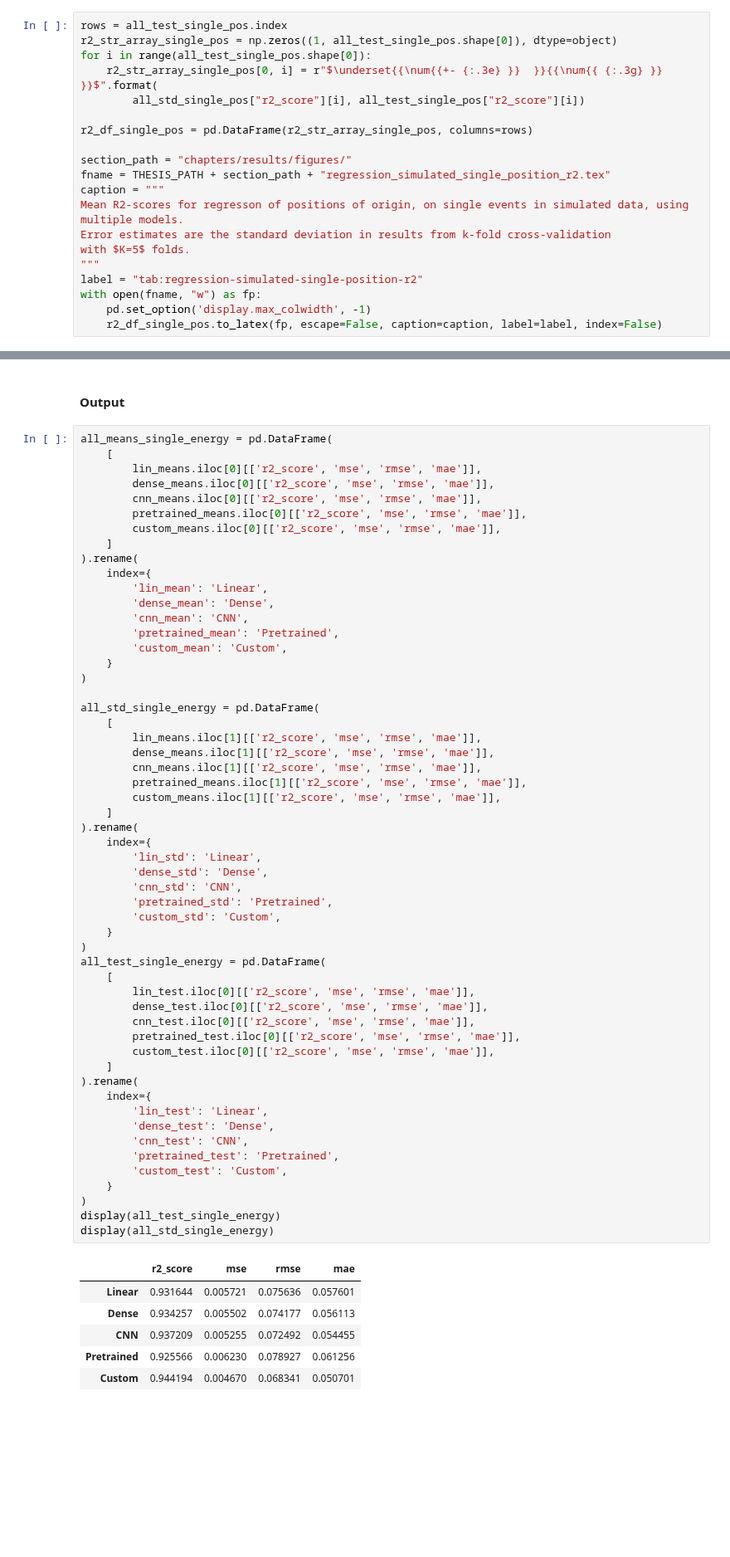
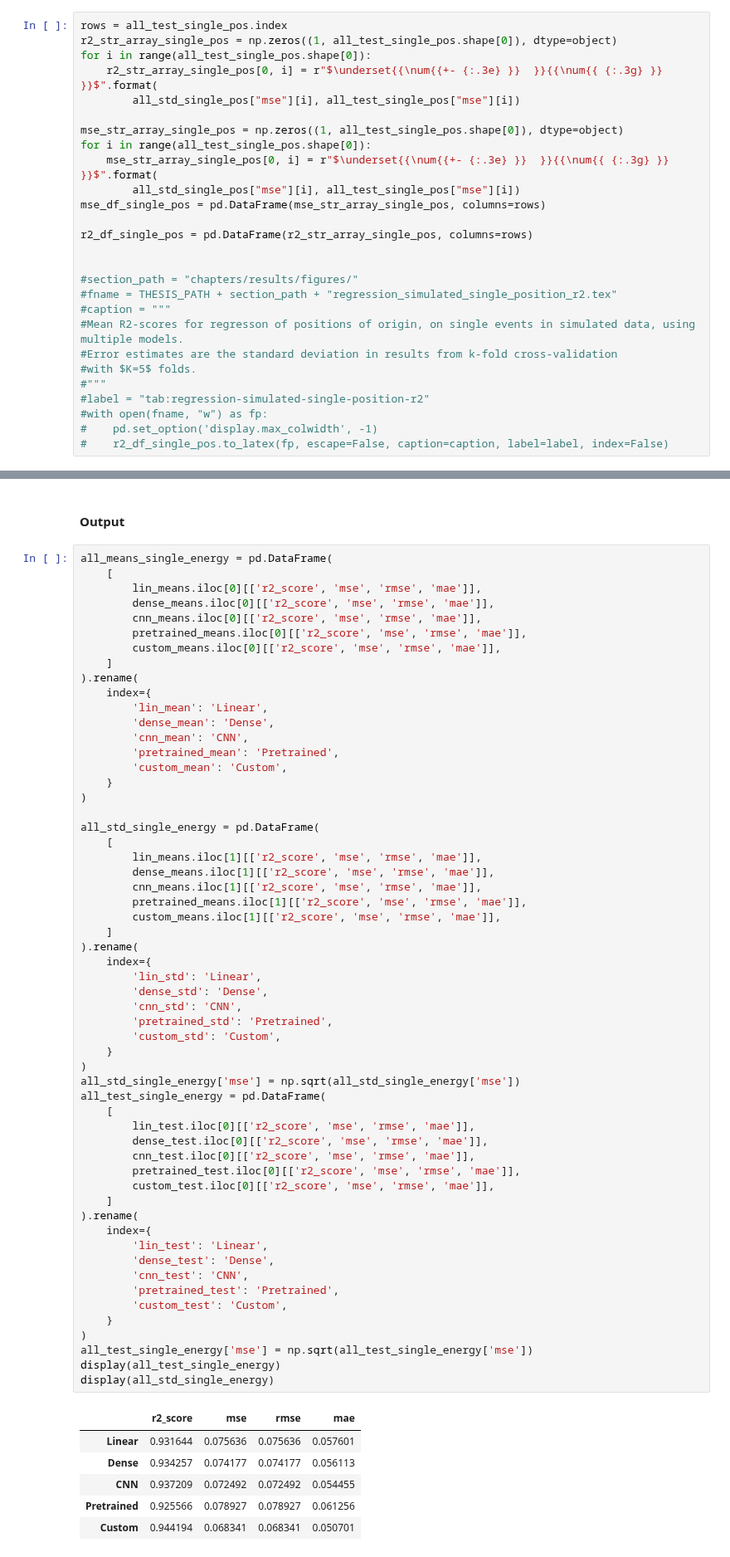
Before and after one commit to geirtul/master_analysis, a Jupyter notebook: notebooks/results/regression_simulated.ipynb, the cells around one changed output, grey strips where cells are left out. Shown at 83% size. Drawn from its saved outputs; the diff is of its cells as text; blank space fills up the shorter version.

```diff
--- a/notebooks/results/regression_simulated.ipynb
+++ b/notebooks/results/regression_simulated.ipynb
@@ -314,21 +318,28 @@ rows = all_test_single_pos.index
 r2_str_array_single_pos = np.zeros((1, all_test_single_pos.shape[0]), dtype=object)
 for i in range(all_test_single_pos.shape[0]):
     r2_str_array_single_pos[0, i] = r"$\underset{{\num{{+- {:.3e} }}  }}{{\num{{ {:.3g} }} }}$".format(
-        all_std_single_pos["r2_score"][i], all_test_single_pos["r2_score"][i])
+        all_std_single_pos["mse"][i], all_test_single_pos["mse"][i])
+
+mse_str_array_single_pos = np.zeros((1, all_test_single_pos.shape[0]), dtype=object)
+for i in range(all_test_single_pos.shape[0]):
+    mse_str_array_single_pos[0, i] = r"$\underset{{\num{{+- {:.3e} }}  }}{{\num{{ {:.3g} }} }}$".format(
+        all_std_single_pos["mse"][i], all_test_single_pos["mse"][i])
+mse_df_single_pos = pd.DataFrame(mse_str_array_single_pos, columns=rows)
 
 r2_df_single_pos = pd.DataFrame(r2_str_array_single_pos, columns=rows)
 
-section_path = "chapters/results/figures/"
-fname = THESIS_PATH + section_path + "regression_simulated_single_position_r2.tex"
-caption = """
-Mean R2-scores for regresson of positions of origin, on single events in simulated data, using multiple models.
-Error estimates are the standard deviation in results from k-fold cross-validation
-with $K=5$ folds.
-"""
-label = "tab:regression-simulated-single-position-r2"
-with open(fname, "w") as fp:
-    pd.set_option('display.max_colwidth', -1)
-    r2_df_single_pos.to_latex(fp, escape=False, caption=caption, label=label, index=False)
+
+#section_path = "chapters/results/figures/"
+#fname = THESIS_PATH + section_path + "regression_simulated_single_position_r2.tex"
+#caption = """
+#Mean R2-scores for regresson of positions of origin, on single events in simulated data, using multiple models.
+#Error estimates are the standard deviation in results from k-fold cross-validation
+#with $K=5$ folds.
+#"""
+#label = "tab:regression-simulated-single-position-r2"
+#with open(fname, "w") as fp:
+#    pd.set_option('display.max_colwidth', -1)
+#    r2_df_single_pos.to_latex(fp, escape=False, caption=caption, label=label, index=False)
 # %% [markdown]
 ### Energy
 # %% [markdown]
@@ -447,36 +458,38 @@ all_std_single_energy = pd.DataFrame(
 ).rename(
     index={
         'lin_std': 'Linear',
         'dense_std': 'Dense',
         'cnn_std': 'CNN',
         'pretrained_std': 'Pretrained',
         'custom_std': 'Custom',
     }
 )
+all_std_single_energy['mse'] = np.sqrt(all_std_single_energy['mse'])
 all_test_single_energy = pd.DataFrame(
     [
         lin_test.iloc[0][['r2_score', 'mse', 'rmse', 'mae']],
         dense_test.iloc[0][['r2_score', 'mse', 'rmse', 'mae']],
         cnn_test.iloc[0][['r2_score', 'mse', 'rmse', 'mae']],
         pretrained_test.iloc[0][['r2_score', 'mse', 'rmse', 'mae']],
         custom_test.iloc[0][['r2_score', 'mse', 'rmse', 'mae']],
     ]
 ).rename(
     index={
         'lin_test': 'Linear',
         'dense_test': 'Dense',
         'cnn_test': 'CNN',
         'pretrained_test': 'Pretrained',
         'custom_test': 'Custom',
     }
 )
+all_test_single_energy['mse'] = np.sqrt(all_test_single_energy['mse'])
 display(all_test_single_energy)
 display(all_std_single_energy)
 # %% [output]
 |  | r2_score | mse | rmse | mae |
-| Linear | 0.931644 | 0.005721 | 0.075636 | 0.057601 |
-| Dense | 0.934257 | 0.005502 | 0.074177 | 0.056113 |
-| CNN | 0.937209 | 0.005255 | 0.072492 | 0.054455 |
-| Pretrained | 0.925566 | 0.006230 | 0.078927 | 0.061256 |
-| Custom | 0.944194 | 0.004670 | 0.068341 | 0.050701 |
+| Linear | 0.931644 | 0.075636 | 0.075636 | 0.057601 |
+| Dense | 0.934257 | 0.074177 | 0.074177 | 0.056113 |
+| CNN | 0.937209 | 0.072492 | 0.072492 | 0.054455 |
+| Pretrained | 0.925566 | 0.078927 | 0.078927 | 0.061256 |
+| Custom | 0.944194 | 0.068341 | 0.068341 | 0.050701 |
 |  | r2_score | mse | rmse | mae |
```
Also changed, not shown: parts of 33 cells of this notebook, 2 other files.
